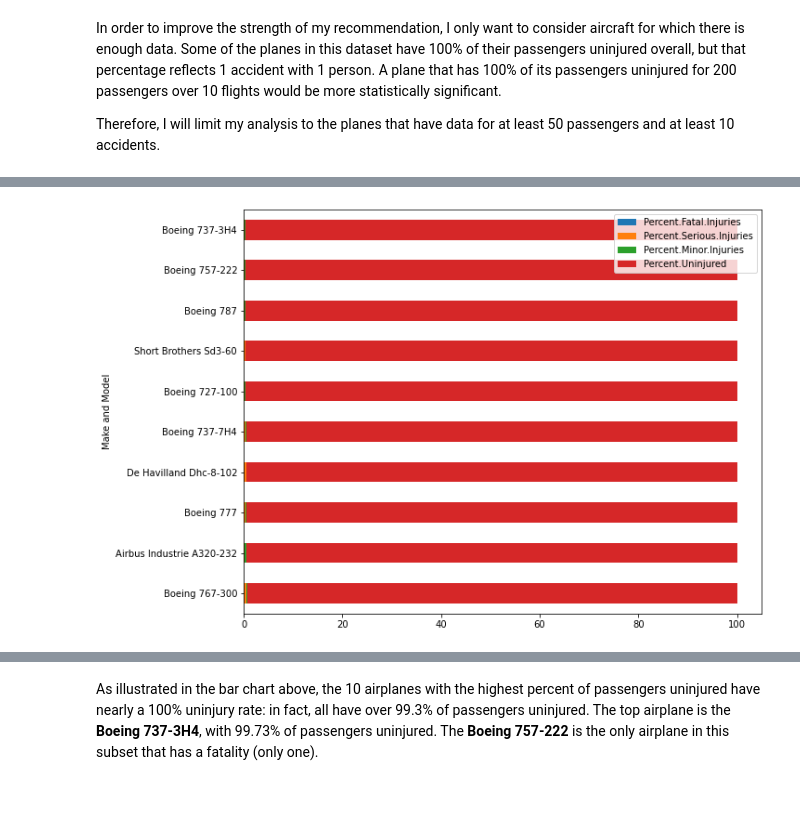
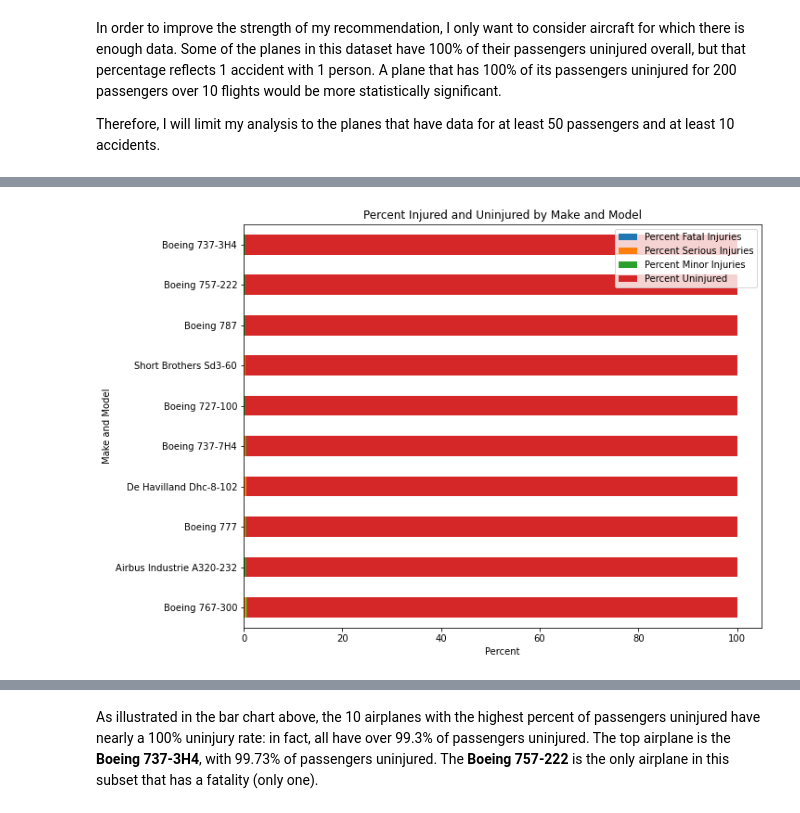
Before and after one commit to ccsurratt/dsc-phase-1-project-v3, a Jupyter notebook: student.ipynb, the cells around one changed output, grey strips where cells are left out. Cells and saved outputs as stored; diff of their text form; code cells hidden in the pictures.

```diff
--- a/student.ipynb
+++ b/student.ipynb
@@ -456,7 +477,14 @@ accidents_subset.tail(20)
 | 545 | Boeing 737-3H4 | 1120.0 | 10 | 0.000000 | 0.178571 | ... |
 # %%
 accidents_subset_plot = accidents_subset[-10:].drop(['Total.Number.Passengers', 'Number.Accidents'], axis=1)
+accidents_subset_plot.rename(columns={'Percent.Fatal.Injuries': 'Percent Fatal Injuries',
+                                      'Percent.Serious.Injuries': 'Percent Serious Injuries',
+                                     'Percent.Minor.Injuries': 'Percent Minor Injuries',
+                                     'Percent.Uninjured': 'Percent Uninjured'}, inplace=True)
 accidents_subset_plot.set_index('Make and Model', inplace=True)
-accidents_subset_plot.plot.barh(stacked=True, figsize=(10,8));
+accidents_subset_plot.plot.barh(stacked=True, figsize=(10,8))
+plt.title('Percent Injured and Uninjured by Make and Model')
+plt.xlabel('Percent')
+plt.ylabel('Make and Model');
 # %% [output]
-[figure, old version]
+[figure, new version]
```
Also changed, not shown: parts of 28 cells of this notebook.
